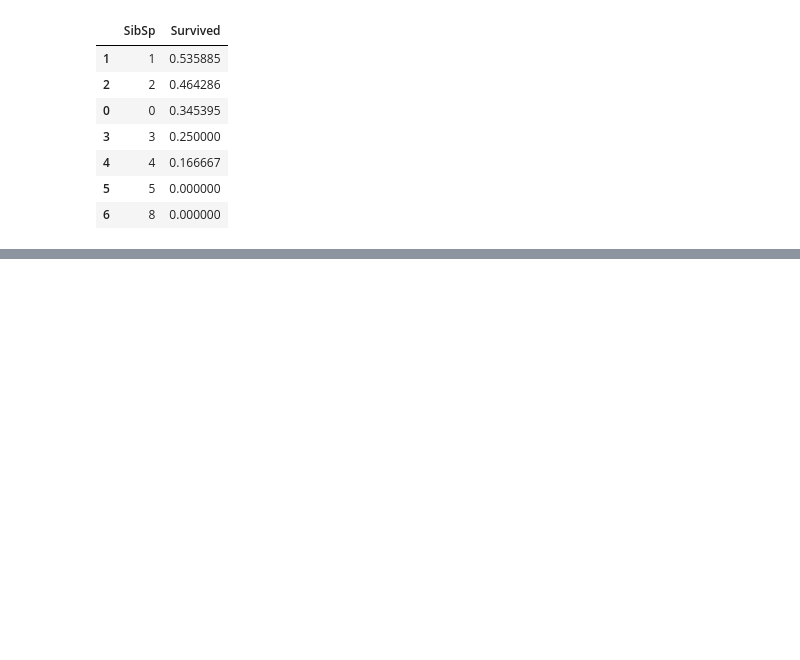
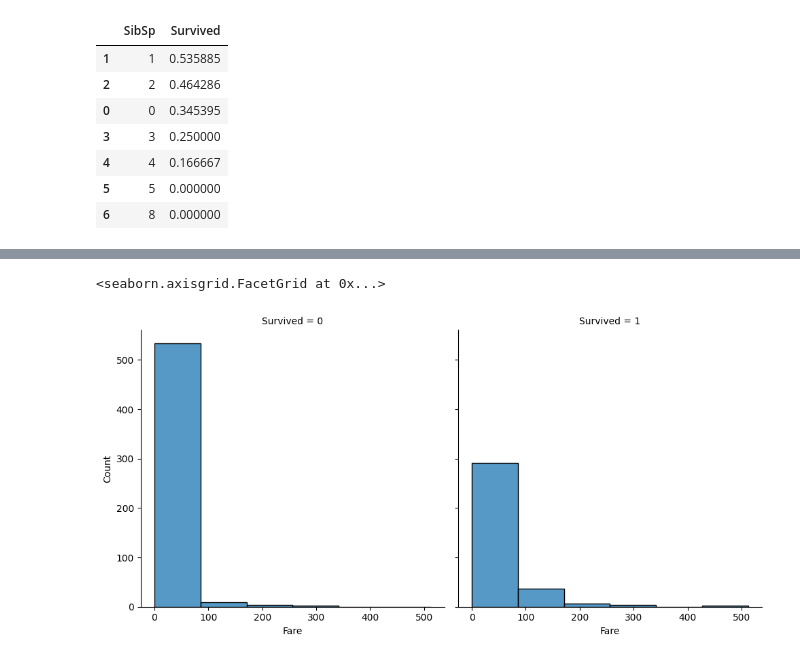
Before and after one commit to mitheko/titanic-dataset-project, a Jupyter notebook: test_environment.ipynb, the cells around one changed output, grey strips where cells are left out. Cells and saved outputs as stored; diff of their text form; code cells hidden in the pictures; blank space fills up the shorter version.

```diff
--- a/test_environment.ipynb
+++ b/test_environment.ipynb
@@ -154,0 +196,4 @@ train_df.groupby('FamilySize', as_index=False)['Survived'].mean().sort_values
+# %%
+#here we are categorizing age into 8  EQUAL groups to see if it has any effect on survival rate. and because age is a continuous variable, categorizing it into groups can help us analyze the relationship between age and survival more effectively. By using pd.qcut, we can create quantile-based bins that ensure each group has an equal number of observations, which can provide insights into how different age groups fared in terms of survival rates.
+train_df["Age_cut"]=pd.qcut(train_df['Age'], 8)
+test_df["Age_cut"]=pd.qcut(test_df['Age'], 8)
@@ -154,0 +212,20 @@ train_df.groupby('FamilySize', as_index=False)['Survived'].mean().sort_values
+# %%
+#next we base the 8 equal groups into  ranges of ages for better modeling and analysis of survival rates based on age groups.
+train_df.loc[train_df['Age']<=16, "Age"]=0
+train_df.loc[(train_df['Age']>16) & (train_df['Age']<=20), 'Age']=1
+train_df.loc[(train_df['Age']>20) & (train_df['Age']<=24), 'Age']=2
+train_df.loc[(train_df['Age']>24) & (train_df['Age']<=28), 'Age']=3
+train_df.loc[(train_df['Age']>28) & (train_df['Age']<=32), 'Age']=4
+train_df.loc[(train_df['Age']>32) & (train_df['Age']<=38), 'Age']=5
+train_df.loc[(train_df['Age']>38) & (train_df['Age']<=47), 'Age']=6
+train_df.loc[(train_df['Age']>47) & (train_df['Age']<=80), 'Age']=7
+
+
+test_df.loc[test_df['Age']<=16, "Age"]=0
+test_df.loc[(test_df['Age']>16) & (test_df['Age']<=20), 'Age']=1
+test_df.loc[(test_df['Age']>20) & (test_df['Age']<=24), 'Age']=2
+test_df.loc[(test_df['Age']>24) & (test_df['Age']<=28), 'Age']=3
+test_df.loc[(test_df['Age']>28) & (test_df['Age']<=32), 'Age']=4
+test_df.loc[(test_df['Age']>32) & (test_df['Age']<=38), 'Age']=5
+test_df.loc[(test_df['Age']>38) & (test_df['Age']<=47), 'Age']=6
+test_df.loc[(test_df['Age']>47) & (test_df['Age']<=80), 'Age']=7
@@ -154,0 +248,5 @@ train_df.groupby('FamilySize', as_index=False)['Survived'].mean().sort_values
+# %%
+sns.displot(train_df, x="Fare", col="Survived", binwidth=80, height=5)
+# %% [output]
+<seaborn.axisgrid.FacetGrid at 0x...>
+[figure, added]
```
Also changed, not shown: parts of 22 cells of this notebook.
